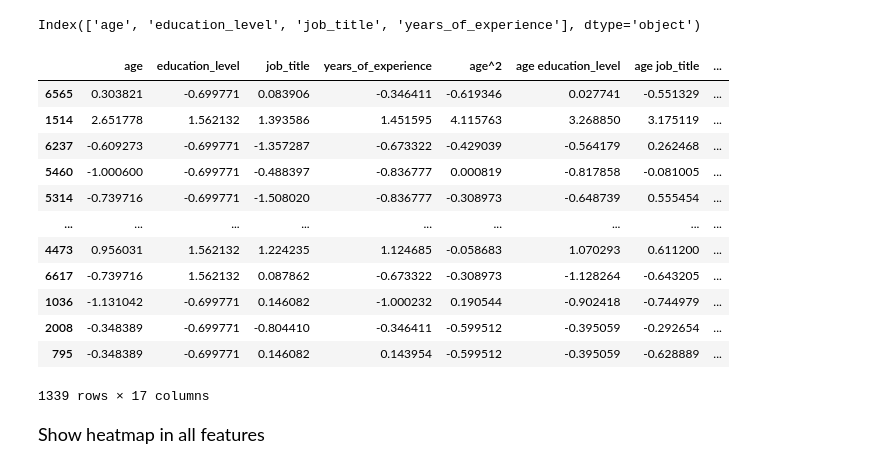
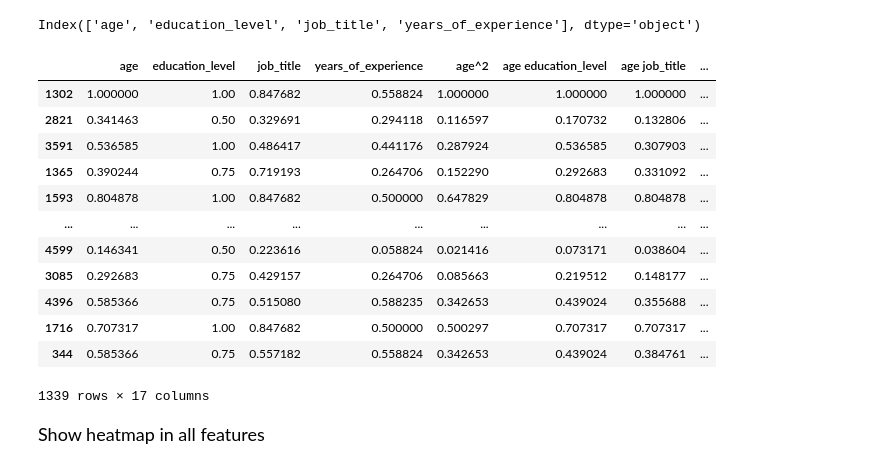
Before and after one commit to StevenHuang41/salary_prediction, a Jupyter notebook: salary_regression.ipynb, the cells around one changed output. Saved outputs shown, nothing was run; the diff lists cells and outputs as text; code cells hidden in the pictures.

```diff
--- a/salary_regression.ipynb
+++ b/salary_regression.ipynb
@@ -6,6 +6,8 @@ import pandas as pd
 import numpy as np
 import matplotlib.pyplot as plt
 import seaborn as sns
+
+pd.set_option('display.width', 1000)
 # %% [markdown]
 <font size='4'>Read data</font>
 # %%
@@ -610,7 +607,7 @@ ord_order = ['No Specified', 'High School', 'Bachelor', 'Master', 'PhD']
 tar_cols = ['job_title']
 # %%
 numeric_pipe = Pipeline([
-    ('scaler', StandardScaler()),
+    ('scaler', MinMaxScaler()),
 ])
 
 onehot_pipe = Pipeline([
@@ -624,7 +621,7 @@ ordinal_pipe = Pipeline([
 
 target_pipe = Pipeline([
     ('tra_encode', TargetEncoder(cols=tar_cols)),
-    ('tar_scaler', StandardScaler()),
+    ('tar_scaler', MinMaxScaler()),
 ])
 
 set_config(transform_output='pandas')
@@ -672,36 +669,36 @@ poly_cols
 Index(['age', 'education_level', 'job_title', 'years_of_experience'], dtype='object')
 # %%
 poly_pipe = Pipeline([
-    ('poly', PolynomialFeatures(include_bias=False)),
-    ('scaler', StandardScaler()),
+    ('poly', PolynomialFeatures(degree=2, include_bias=False)),
+    ('scaler', MinMaxScaler()),
 
 ])
 
 poly_transformer = ColumnTransformer(
     transformers=[
         ('num_poly', poly_pipe, poly_cols),
     ],
     remainder='passthrough',
     verbose_feature_names_out=False,
 )
 
 X_train_poly = poly_transformer.fit_transform(X_train_, y_train)
 X_train_poly
 X_test_poly = poly_transformer.transform(X_test_)
 X_test_poly
 # %% [output]
 |  | age | education_level | job_title | years_of_experience | age^2 | age education_level | age job_title | ... |
-| 6565 | 0.303821 | -0.699771 | 0.083906 | -0.346411 | -0.619346 | 0.027741 | -0.551329 | ... |
-| 1514 | 2.651778 | 1.562132 | 1.393586 | 1.451595 | 4.115763 | 3.268850 | 3.175119 | ... |
-| 6237 | -0.609273 | -0.699771 | -1.357287 | -0.673322 | -0.429039 | -0.564179 | 0.262468 | ... |
-| 5460 | -1.000600 | -0.699771 | -0.488397 | -0.836777 | 0.000819 | -0.817858 | -0.081005 | ... |
-| 5314 | -0.739716 | -0.699771 | -1.508020 | -0.836777 | -0.308973 | -0.648739 | 0.555454 | ... |
+| 1302 | 1.000000 | 1.00 | 0.847682 | 0.558824 | 1.000000 | 1.000000 | 1.000000 | ... |
+| 2821 | 0.341463 | 0.50 | 0.329691 | 0.294118 | 0.116597 | 0.170732 | 0.132806 | ... |
+| 3591 | 0.536585 | 1.00 | 0.486417 | 0.441176 | 0.287924 | 0.536585 | 0.307903 | ... |
+| 1365 | 0.390244 | 0.75 | 0.719193 | 0.264706 | 0.152290 | 0.292683 | 0.331092 | ... |
+| 1593 | 0.804878 | 1.00 | 0.847682 | 0.500000 | 0.647829 | 0.804878 | 0.804878 | ... |
 | ... | ... | ... | ... | ... | ... | ... | ... | ... |
-| 4473 | 0.956031 | 1.562132 | 1.224235 | 1.124685 | -0.058683 | 1.070293 | 0.611200 | ... |
-| 6617 | -0.739716 | 1.562132 | 0.087862 | -0.673322 | -0.308973 | -1.128264 | -0.643205 | ... |
-| 1036 | -1.131042 | -0.699771 | 0.146082 | -1.000232 | 0.190544 | -0.902418 | -0.744979 | ... |
-| 2008 | -0.348389 | -0.699771 | -0.804410 | -0.346411 | -0.599512 | -0.395059 | -0.292654 | ... |
-| 795 | -0.348389 | -0.699771 | 0.146082 | 0.143954 | -0.599512 | -0.395059 | -0.628889 | ... |
+| 4599 | 0.146341 | 0.50 | 0.223616 | 0.058824 | 0.021416 | 0.073171 | 0.038604 | ... |
+| 3085 | 0.292683 | 0.75 | 0.429157 | 0.264706 | 0.085663 | 0.219512 | 0.148177 | ... |
+| 4396 | 0.585366 | 0.75 | 0.515080 | 0.588235 | 0.342653 | 0.439024 | 0.355688 | ... |
+| 1716 | 0.707317 | 1.00 | 0.847682 | 0.500000 | 0.500297 | 0.707317 | 0.707317 | ... |
+| 344 | 0.585366 | 0.75 | 0.557182 | 0.558824 | 0.342653 | 0.439024 | 0.384761 | ... |
 1339 rows × 17 columns
 # %% [markdown]
 <font size='4'>Show heatmap in all features</font>
```
Also changed, not shown: parts of 47 cells of this notebook, 14 other files.
